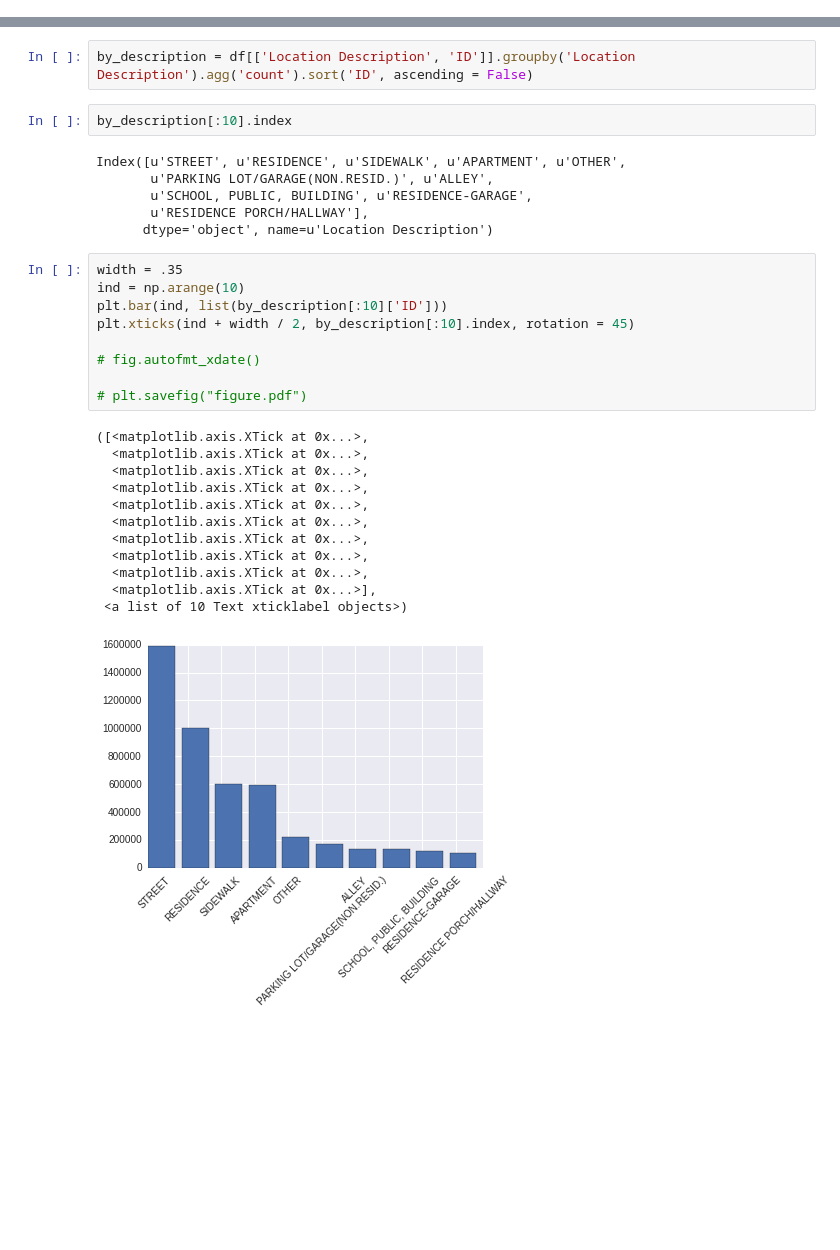
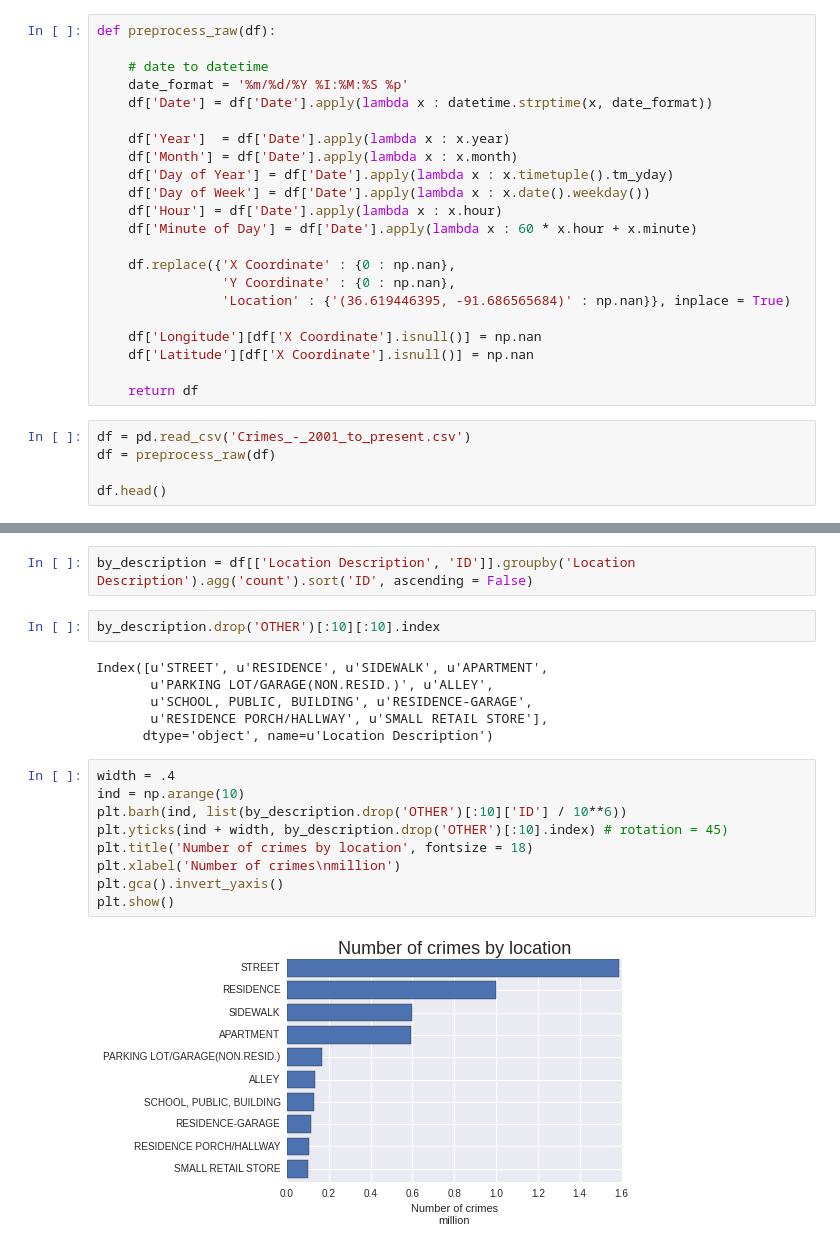
Before and after one commit to tinve/Incubator, a Jupyter notebook: Project Proposal.ipynb, the cells around one changed output, grey strips where cells are left out. Drawn from its saved outputs; the diff is of its cells as text; blank space fills up the shorter version.

```diff
--- a/Project Proposal.ipynb
+++ b/Project Proposal.ipynb
@@ -34,0 +21,27 @@ df.head()
+# %%
+def preprocess_raw(df):
+
+    # date to datetime
+    date_format = '%m/%d/%Y %I:%M:%S %p'
+    df['Date'] = df['Date'].apply(lambda x : datetime.strptime(x, date_format))
+
+    df['Year']  = df['Date'].apply(lambda x : x.year)
+    df['Month'] = df['Date'].apply(lambda x : x.month)
+    df['Day of Year'] = df['Date'].apply(lambda x : x.timetuple().tm_yday)
+    df['Day of Week'] = df['Date'].apply(lambda x : x.date().weekday())
+    df['Hour'] = df['Date'].apply(lambda x : x.hour)
+    df['Minute of Day'] = df['Date'].apply(lambda x : 60 * x.hour + x.minute)
+
+    df.replace({'X Coordinate' : {0 : np.nan},
+                'Y Coordinate' : {0 : np.nan},
+                'Location' : {'(36.619446395, -91.686565684)' : np.nan}}, inplace = True)
+
+    df['Longitude'][df['X Coordinate'].isnull()] = np.nan
+    df['Latitude'][df['X Coordinate'].isnull()] = np.nan
+
+    return df
+# %%
+df = pd.read_csv('Crimes_-_2001_to_present.csv')
+df = preprocess_raw(df)
+
+df.head()
@@ -106,32 +113,21 @@ g = sns.factorplot(x = "Year", data = df, kind = "count",
 # %%
 by_description = df[['Location Description', 'ID']].groupby('Location Description').agg('count').sort('ID', ascending = False)
 # %%
-by_description[:10].index
+by_description.drop('OTHER')[:10][:10].index
 # %% [output]
-Index([u'STREET', u'RESIDENCE', u'SIDEWALK', u'APARTMENT', u'OTHER',
+Index([u'STREET', u'RESIDENCE', u'SIDEWALK', u'APARTMENT',
        u'PARKING LOT/GARAGE(NON.RESID.)', u'ALLEY',
        u'SCHOOL, PUBLIC, BUILDING', u'RESIDENCE-GARAGE',
-       u'RESIDENCE PORCH/HALLWAY'],
+       u'RESIDENCE PORCH/HALLWAY', u'SMALL RETAIL STORE'],
       dtype='object', name=u'Location Description')
 # %%
-width = .35
+width = .4
 ind = np.arange(10)
-plt.bar(ind, list(by_description[:10]['ID']))
-plt.xticks(ind + width / 2, by_description[:10].index, rotation = 45)
-
-# fig.autofmt_xdate()
-
-# plt.savefig("figure.pdf")
+plt.barh(ind, list(by_description.drop('OTHER')[:10]['ID'] / 10**6))
+plt.yticks(ind + width, by_description.drop('OTHER')[:10].index) # rotation = 45)
+plt.title('Number of crimes by location', fontsize = 18)
+plt.xlabel('Number of crimes\nmillion')
+plt.gca().invert_yaxis()
+plt.show()
 # %% [output]
-([<matplotlib.axis.XTick at 0x...>,
-  <matplotlib.axis.XTick at 0x...>,
-  <matplotlib.axis.XTick at 0x...>,
-  <matplotlib.axis.XTick at 0x...>,
-  <matplotlib.axis.XTick at 0x...>,
-  <matplotlib.axis.XTick at 0x...>,
-  <matplotlib.axis.XTick at 0x...>,
-  <matplotlib.axis.XTick at 0x...>,
-  <matplotlib.axis.XTick at 0x...>,
-  <matplotlib.axis.XTick at 0x...>],
- <a list of 10 Text xticklabel objects>)
-[figure, old version]
+[figure, new version]
```
Also changed, not shown: parts of 31 cells of this notebook.
